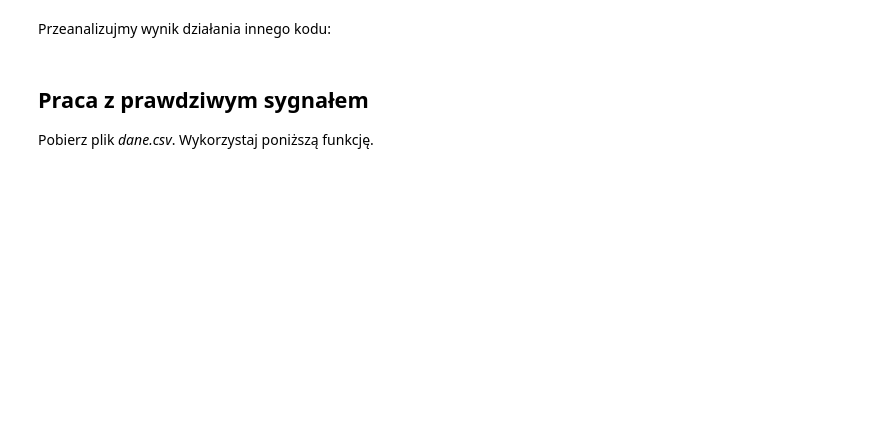
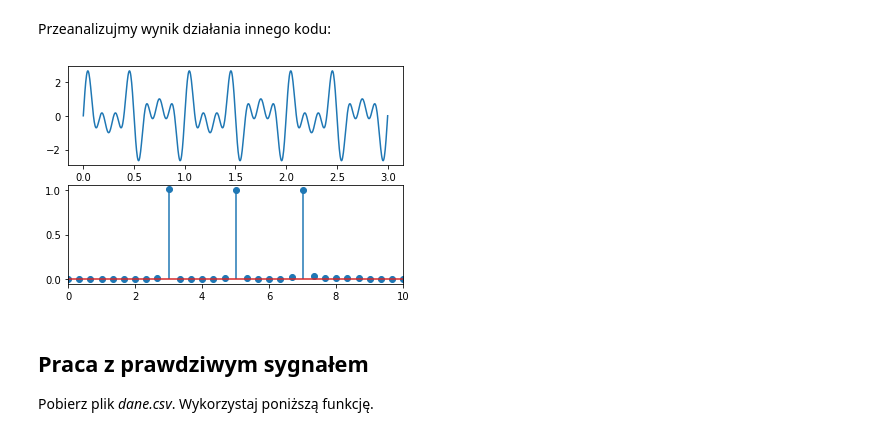
Before and after one commit to jvlkafl/kogni-HCI-sem3, a Jupyter notebook: 03_04_analiza_sygnalow/01_Analiza_sygnałów.ipynb, the cells around one changed output. Saved outputs shown, nothing was run; the diff lists cells and outputs as text; code cells hidden in the pictures; blank space fills up the shorter version.

```diff
--- a/03_04_analiza_sygnalow/01_Analiza_sygnałów.ipynb
+++ b/03_04_analiza_sygnalow/01_Analiza_sygnałów.ipynb
@@ -149,18 +158,20 @@ Przeanalizujmy wynik działania innego kodu:
 # %%
 czestotliwosc1 = 5
 czestotliwosc2 = 7
 czestotliwosc3 = 3
 t = np.linspace(0, 3, 3*250)
-f = np.linspace(0, 250, 3*250)
+freq = np.linspace(0, 250, 3*250)
 sygnal = np.sin(2* np.pi* czestotliwosc1 *t)+np.sin(2* np.pi* czestotliwosc2 *t)+np.sin(2* np.pi* czestotliwosc3 *t)
 transformata = ag.FFT(sygnal)
 
 plt.subplot(2, 1, 1)
 plt.plot(t, sygnal)
 plt.subplot(2, 1, 2)
-plt.stem(f, transformata)
+plt.stem(freq, transformata)
 plt.xlim([0, 10])
 plt.show()
+# %% [output]
+[figure, added]
 # %% [markdown]
 ## Praca z prawdziwym sygnałem
 
```
Also changed, not shown: parts of 11 cells of this notebook.
